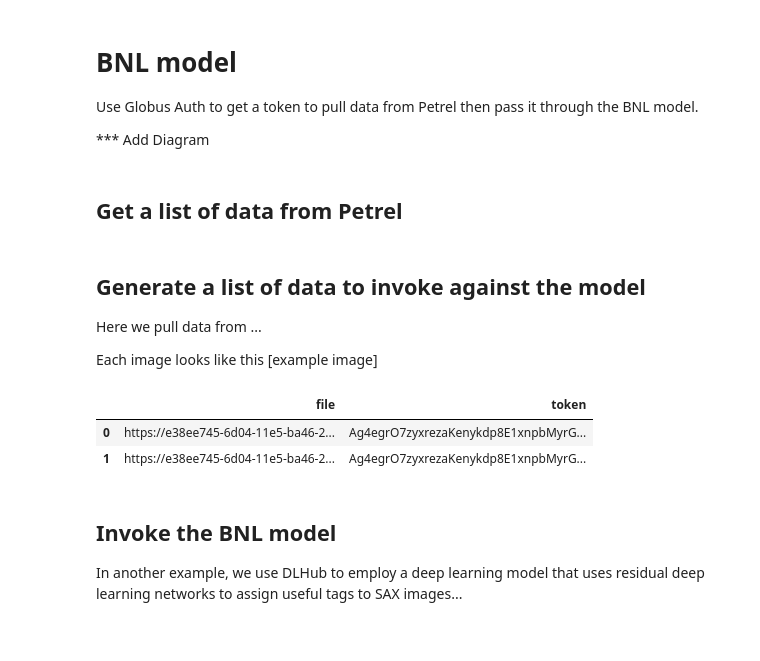
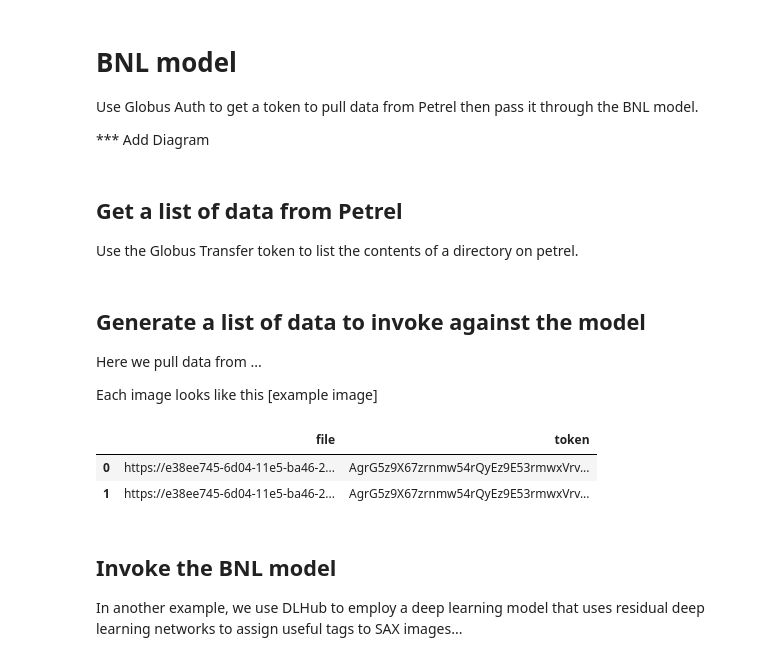
Before and after one commit to DLHub-Argonne/dlhub_containers, a Jupyter notebook: examples/dlhub-demo.ipynb, the cells around one changed output. Saved outputs shown, nothing was run; the diff lists cells and outputs as text; code cells hidden in the pictures.

Commit message:
Added globus ls to get bnl data.

```diff
--- a/examples/dlhub-demo.ipynb
+++ b/examples/dlhub-demo.ipynb
@@ -40,7 +40,7 @@ from dlhub_client import *
 # %%
 mdf = Forge()
 dl = DLHub()
-creds = mdf_toolbox.login(app_name="DLHub", services=["petrel", "data_mdf"])
+creds = mdf_toolbox.login(app_name="DLHub", services=["petrel", "data_mdf", "transfer"])
 # %% [markdown]
 ### Get data from MDF
 
@@ -186,3 +186,5 @@ Use Globus Auth to get a token to pull data from Petrel then pass it through the
 *** Add Diagram
 # %% [markdown]
 ## Get a list of data from Petrel
+
+Use the Globus Transfer token to list the contents of a directory on petrel.
@@ -191,22 +191,27 @@ Use Globus Auth to get a token to pull data from Petrel then pass it through the
+# %%
+target_endpoint = "e38ee745-6d04-11e5-ba46-22000b92c6ec"
+target_path = "Yager/model/raw/01470b9d_varied_sm/"
+
+ls_result = creds['transfer'].operation_ls(target_endpoint, path=target_path)
+bnl_inputs = []
+for file_meta in ls_result:
+    if file_meta['type'] == "file":
+        bnl_inputs.append("https://{}.e.globus.org/{}".format(target_endpoint, target_path, file_meta['name']))
 # %% [markdown]
 ## Generate a list of data to invoke against the model
 Here we pull data from ...
 
 Each image looks like this [example image]
 # %%
-file_start = "https://e38ee745-6d04-11e5-ba46-22000b92c6ec.e.globus.org/Yager/model/raw/01470b9d_varied_sm/0000000"
-file_end = ".mat"
-
 data = []
-for i in range(5, 7):
-    filename = file_start + str(i) + file_end
+for filename in bnl_inputs[:2]:
     data.append({"file": filename, "token": creds['petrel'].access_token})
 df_bnl = pd.DataFrame(data)
 df_bnl.head()
 # %% [output]
 |  | file | token |
-| 0 | https://e38ee745-6d04-11e5-ba46-2... | Ag4egrO7zyxrezaKenykdp8E1xnpbMyrG... |
-| 1 | https://e38ee745-6d04-11e5-ba46-2... | Ag4egrO7zyxrezaKenykdp8E1xnpbMyrG... |
+| 0 | https://e38ee745-6d04-11e5-ba46-2... | AgrG5z9X67zrnmw54rQyEz9E53rmwxVrv... |
+| 1 | https://e38ee745-6d04-11e5-ba46-2... | AgrG5z9X67zrnmw54rQyEz9E53rmwxVrv... |
 # %% [markdown]
 ## Invoke the BNL model
 In another example, we use DLHub to employ a deep learning model that uses residual deep learning networks to assign useful tags to SAX images...
```
Also changed, not shown: parts of 7 cells of this notebook.
